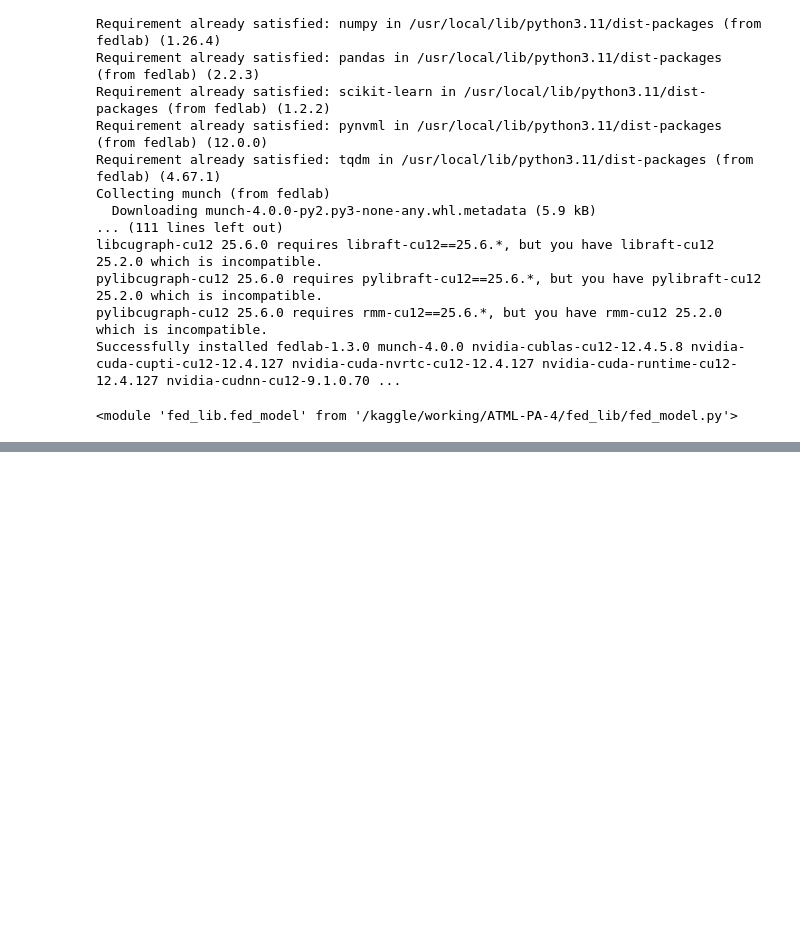
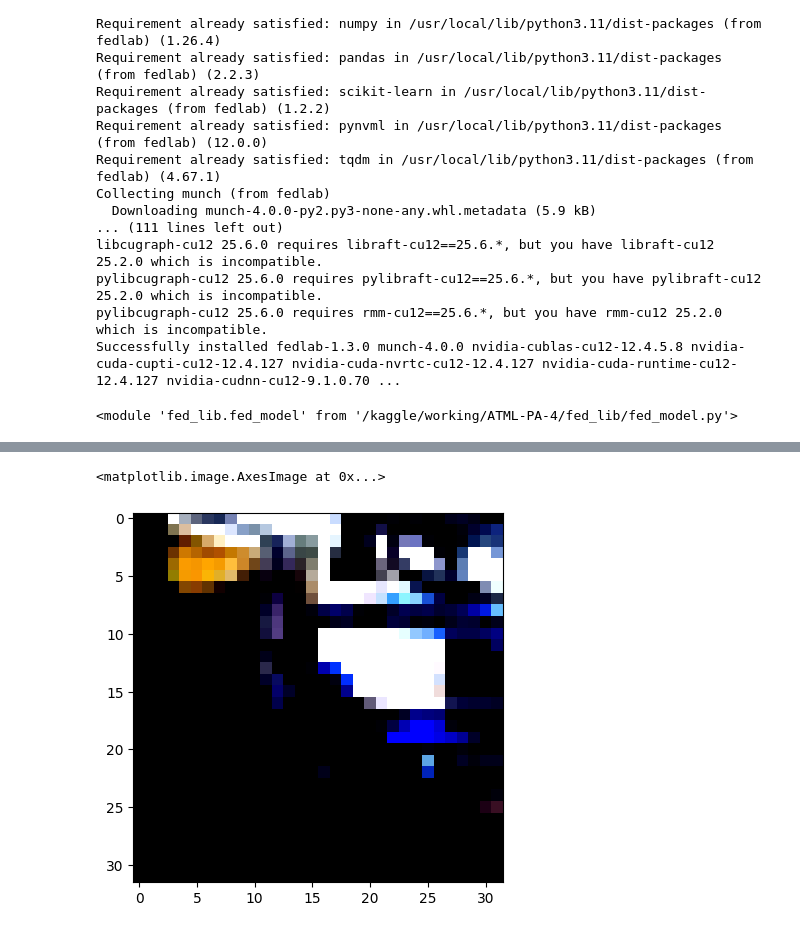
Before and after one commit to Zapy67/ATML-PA-4, a Jupyter notebook: fedsam.ipynb, the cells around one changed output, grey strips where cells are left out. Saved outputs shown, nothing was run; the diff lists cells and outputs as text; code cells hidden in the pictures; blank space fills up the shorter version.

```diff
--- a/fedsam.ipynb
+++ b/fedsam.ipynb
@@ -142,0 +167,7 @@ KeyboardInterrupt:
+# %%
+X, Y = next(iter(trainset))
+import matplotlib.pyplot as plt
+
+print(trainset.dataset.classes[Y[0].item()])
+plt.imshow(X[0].permute(1,2,0))
+# %% [output]
@@ -142,0 +176,2 @@ KeyboardInterrupt:
+<matplotlib.image.AxesImage at 0x...>
+[figure, added]
```
Also changed, not shown: parts of 5 cells of this notebook, 1 other file.
